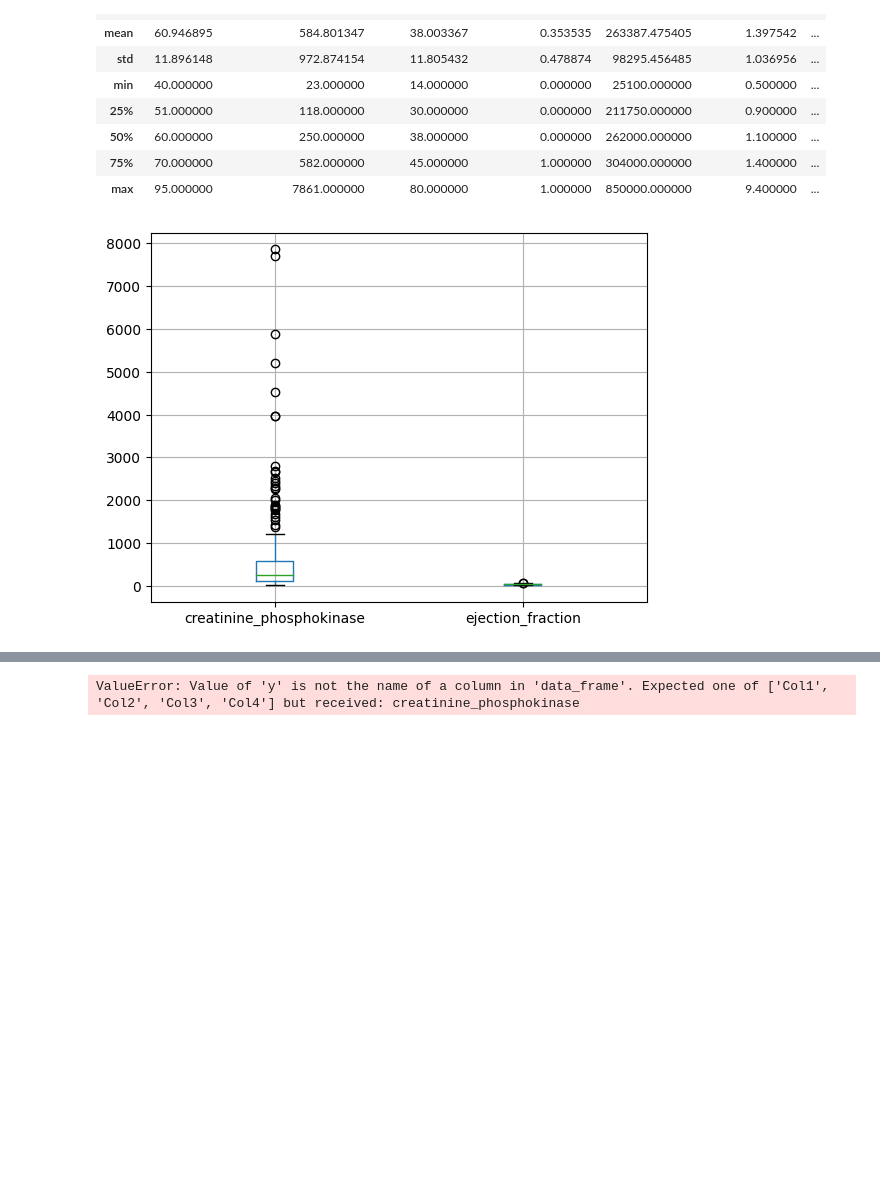
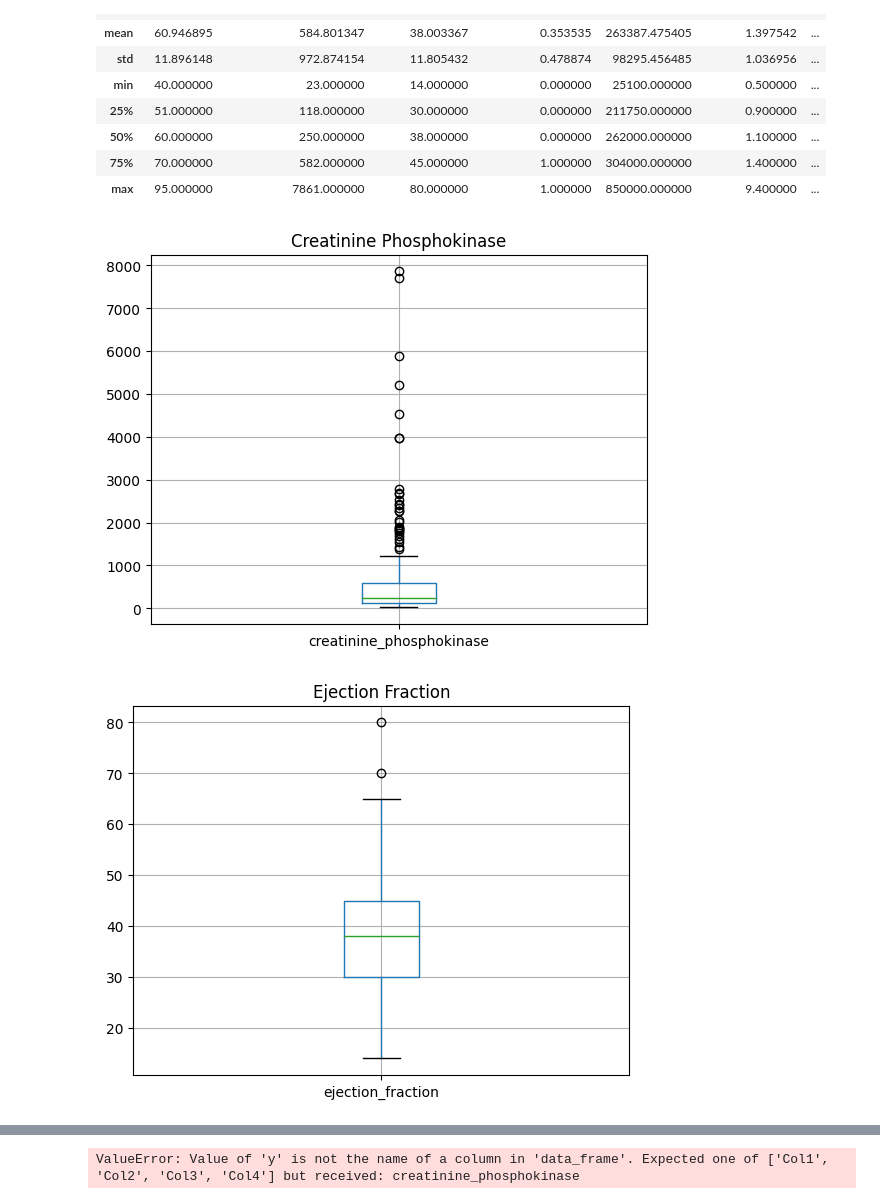
Before and after one commit to rubenscp/MO444-MC886-Tarefas, a Jupyter notebook: Tarefa 02/T2_Classical_Techniques.ipynb, the cells around one changed output, grey strips where cells are left out. Cells and saved outputs as stored; diff of their text form; code cells hidden in the pictures; blank space fills up the shorter version.

Commit message:
Updating notebbok with charts.

```diff
--- a/Tarefa 02/T2_Classical_Techniques.ipynb
+++ b/Tarefa 02/T2_Classical_Techniques.ipynb
@@ -118,32 +118,69 @@ fig.show()
 # plt.title('Creatinine...')
 # plt.boxplot(df['creatinine_phosphokinase'])
 # plt.subplot(232)
 # plt.title('Creatinine...')
 # plt.boxplot(df, y='ejection_fraction')
 # plt.show()
 
 # plt.subplot(231)
 # plt.title('Creatinine...')
 # plt.boxplot(df, y='creatinine_phosphokinase')
 # plt.subplot(232)
 # plt.title('Creatinine...')
 # plt.boxplot(df, y='ejection_fraction')
 # plt.show()
 
 
 # boxplot = df.boxplot(column=['creatinine_phosphokinase', 'ejection_fraction', 'high_blood_pressure'])
 # boxplot = df.boxplot(column=['creatinine_phosphokinase'])
 
 
 # np.random.seed(1234)
 # df = pd.DataFrame(np.random.randn(10, 4),
 #                   columns=['Col1', 'Col2', 'Col3', 'Col4'])
 # boxplot = df.boxplot(column=['Col1', 'Col2', 'Col3'])
 
 
 # Plot the box plot of single column of DataFrame
-b_plot = df.boxplot(column = ['creatinine_phosphokinase', 'ejection_fraction'])
+b_plot = df.boxplot(column = ['creatinine_phosphokinase'])
 b_plot.plot()
+plt.title('Creatinine Phosphokinase')
 plt.show()
+
+b_plot = df.boxplot(column = ['ejection_fraction'])
+b_plot.plot()
+plt.title('Ejection Fraction')
+plt.show()
+
+b_plot = df.boxplot(column = ['high_blood_pressure'])
+b_plot.plot()
+plt.title('High Blood Pressure')
+plt.show()
+
+b_plot = df.boxplot(column = ['platelets'])
+b_plot.plot()
+plt.title('Platelets')
+plt.show()
+
+b_plot = df.boxplot(column = ['serum_creatinine'])
+b_plot.plot()
+plt.title('Serum Creatinine')
+plt.show()
+
+b_plot = df.boxplot(column = ['serum_sodium'])
+b_plot.plot()
+plt.title('Serum Sodium')
+plt.show()
+
+# b_plot = df.boxplot(column = ['creatinine_phosphokinase',
+#                               'ejection_fraction',
+#                               'high_blood_pressure',
+#                               'platelets',
+#                               'serum_creatinine',
+#                               'serum_sodium'
+#                               ])
+# b_plot.plot()
+# plt.show()
 # %% [output]
-[figure, old version]
+[figure, new version]
+[figure, added]
```
Also changed, not shown: parts of 1 cell of this notebook.
